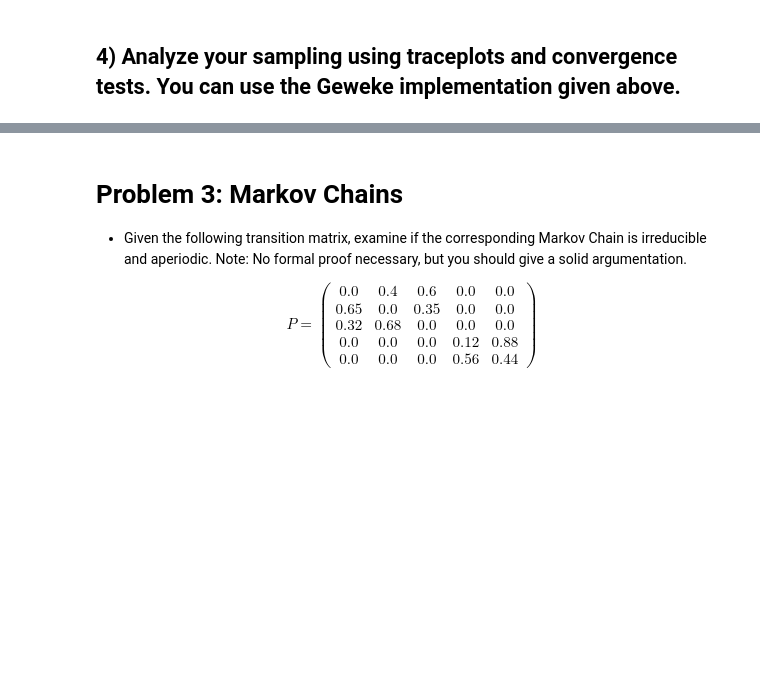
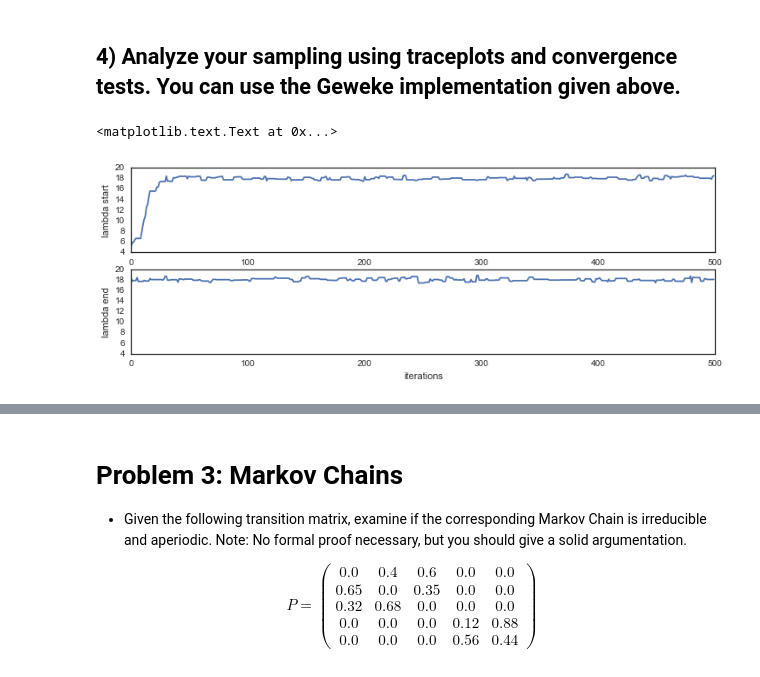
Before and after one commit to jeewon-hwang/AM207_homework_2016, a Jupyter notebook: AM207_JeewonHwang_HW2.ipynb, the cells around one changed output, grey strips where cells are left out. Saved outputs shown, nothing was run; the diff lists cells and outputs as text; code cells hidden in the pictures; blank space fills up the shorter version.

```diff
--- a/AM207_JeewonHwang_HW2.ipynb
+++ b/AM207_JeewonHwang_HW2.ipynb
@@ -250,6 +250,10 @@ def metropolis(n_iterations, initial_values, prop_std, doPrint=True):
     # Calculate joint posterior for initial values
     # the * assigns the arguments of the function according to the list elements
     current_prob = calc_posterior(*trace[0])
+    global MAP_prob
+    global MAP_lambda
+    MAP_prob = current_prob
+    MAP_lambda = initial_values
 
     # Initialize acceptance counts
     # We can use this to tune our step size
@@ -290,6 +294,8 @@ def metropolis(n_iterations, initial_values, prop_std, doPrint=True):
                 trace[i+1,j] = theta
                 current_prob = proposed_prob
                 accepted[j] += 1
+                if MAP_prob < proposed_prob:
+                    MAP_lambda = theta
             else:
                 # Stay put
                 trace[i+1,j] = trace[i,j]
@@ -377,3 +401,27 @@ plt.ylabel("counts")
 [figure]
 # %% [markdown]
 ## 4) Analyze your sampling using traceplots and convergence tests. You can use the Geweke implementation given above.
+# %%
+plt.figure(figsize=[12,8])
+
+burnin = 500    # MY BURN IN
+# throw away the burnin samples
+lambda_traceplot = trace[burnin:,0]
+
+# trace plot for alpha during burnin
+plt.subplot(4,1,1)
+plt.plot(trace[:burnin,0])
+plt.ylim(4,20)
+plt.xlabel("iterations")
+plt.ylabel("lambda start")
+
+# trace plot for alpha at the end
+# where we hopefully converged
+plt.subplot(4,1,2)
+plt.plot(lambda_traceplot[-burnin:])
+plt.ylim(4,20)
+plt.xlabel("iterations")
+plt.ylabel("lambda end")
+# %% [output]
+<matplotlib.text.Text at 0x...>
+[figure, added]
```
Also changed, not shown: parts of 43 cells of this notebook.
